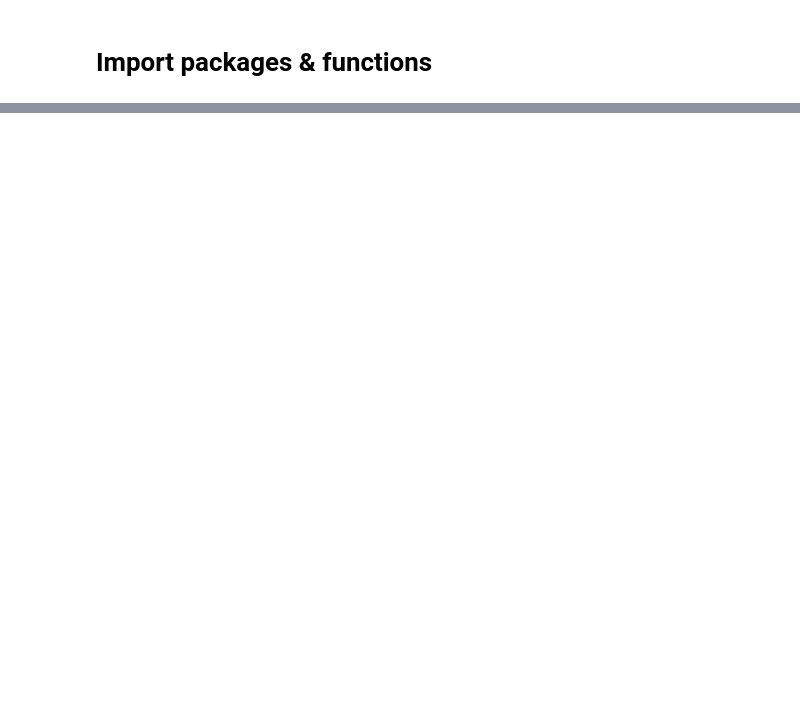
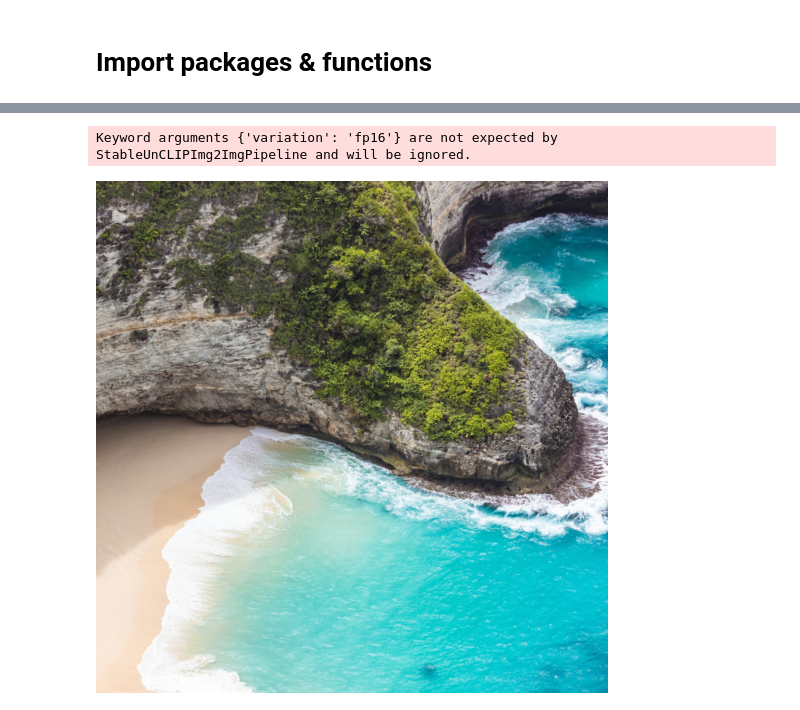
Before and after one commit to MedARC-AI/MindEye_Imagery, a Jupyter notebook: src/snr_threshold_experiment.ipynb, the cells around one changed output, grey strips where cells are left out. Drawn from its saved outputs; the diff is of its cells as text; code cells hidden in the pictures; blank space fills up the shorter version.

```diff
--- a/src/snr_threshold_experiment.ipynb
+++ b/src/snr_threshold_experiment.ipynb
@@ -49,2 +124,16 @@ torch.Size([30000, 3931])
 # %%
-#create_whole_region_normalized(subject = 1, include_heldout=True, mask_nsd_general=False)
+from diffusers import StableUnCLIPImg2ImgPipeline
+from diffusers.utils import load_image
+import torch
+
+pipe = StableUnCLIPImg2ImgPipeline.from_pretrained(
+    "stabilityai/stable-diffusion-2-1-unclip", torch_dtype=torch.float16, variation="fp16", cache_dir="../cache"
+)
+pipe = pipe.to("cuda")
+
+url = "IP-Adapter/assets/images/river.png"
+init_image = load_image(url)
+init_image
+# %% [output]
+Keyword arguments {'variation': 'fp16'} are not expected by StableUnCLIPImg2ImgPipeline and will be ignored.
+[figure, added]
```
Also changed, not shown: parts of 8 cells of this notebook, 59 other files.
